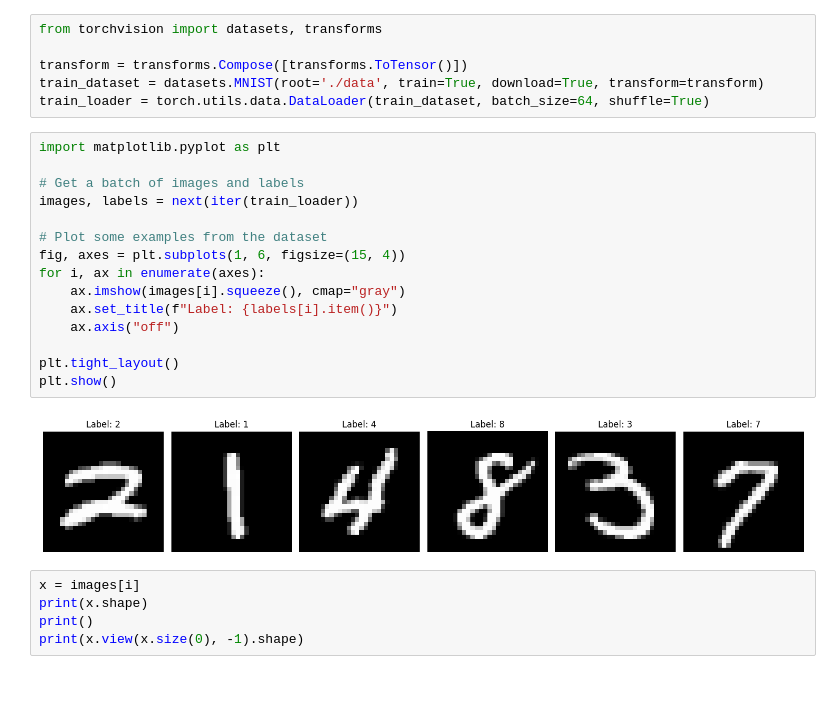
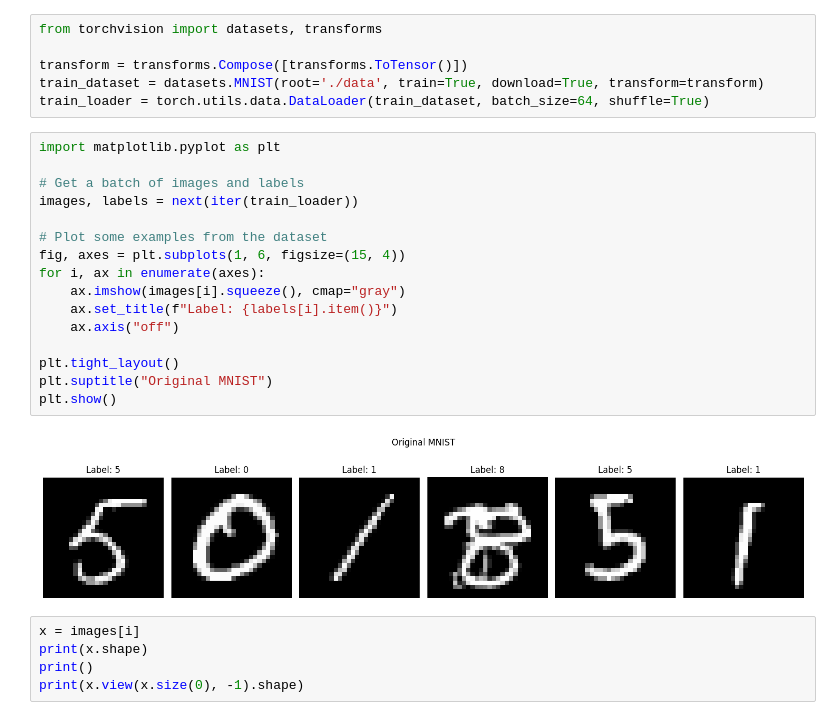
Before and after one commit to kezouke/VAExperiment, a Jupyter notebook: experiment.ipynb, the cells around one changed output. Cells and saved outputs as stored; diff of their text form; blank space fills up the shorter version.

```diff
--- a/experiment.ipynb
+++ b/experiment.ipynb
@@ -216,20 +223,21 @@ train_loader = torch.utils.data.DataLoader(train_dataset, batch_size=64, shuffle
 # %%
 import matplotlib.pyplot as plt
 
 # Get a batch of images and labels
 images, labels = next(iter(train_loader))
 
 # Plot some examples from the dataset
 fig, axes = plt.subplots(1, 6, figsize=(15, 4))
 for i, ax in enumerate(axes):
     ax.imshow(images[i].squeeze(), cmap="gray")
     ax.set_title(f"Label: {labels[i].item()}")
     ax.axis("off")
 
 plt.tight_layout()
+plt.suptitle("Original MNIST")
 plt.show()
 # %% [output]
-[figure, old version]
+[figure, new version]
 # %%
 x = images[i]
 print(x.shape)
```
Also changed, not shown: parts of 33 cells of this notebook, 4 other files.
